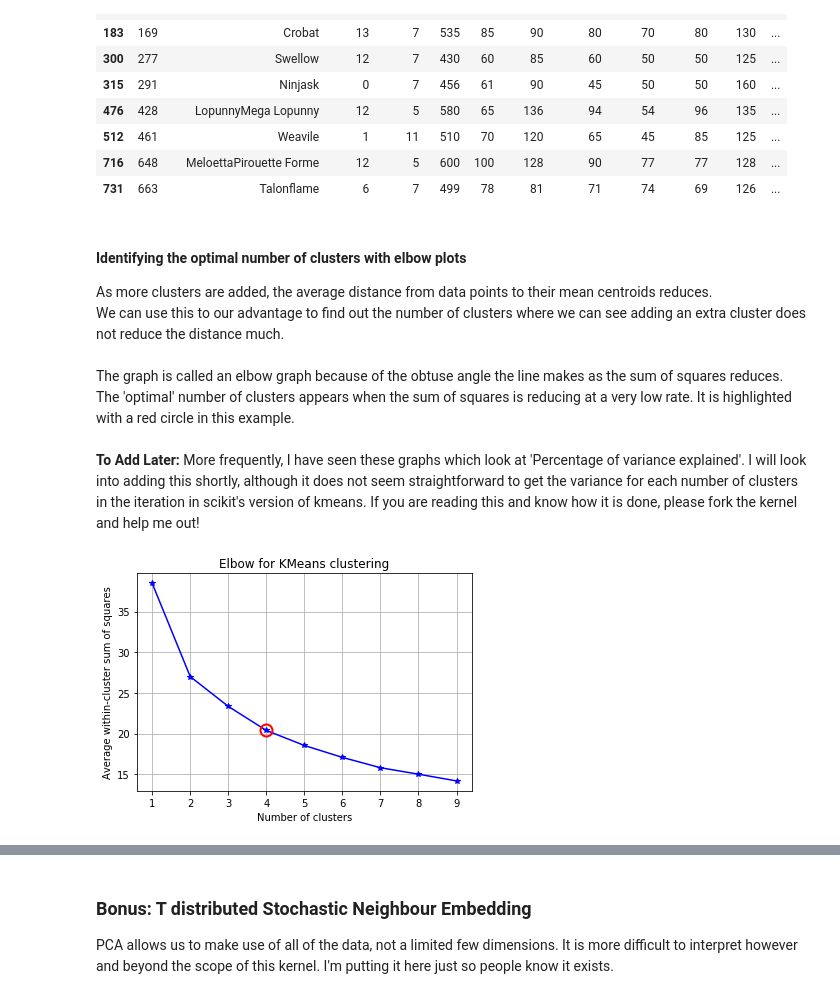
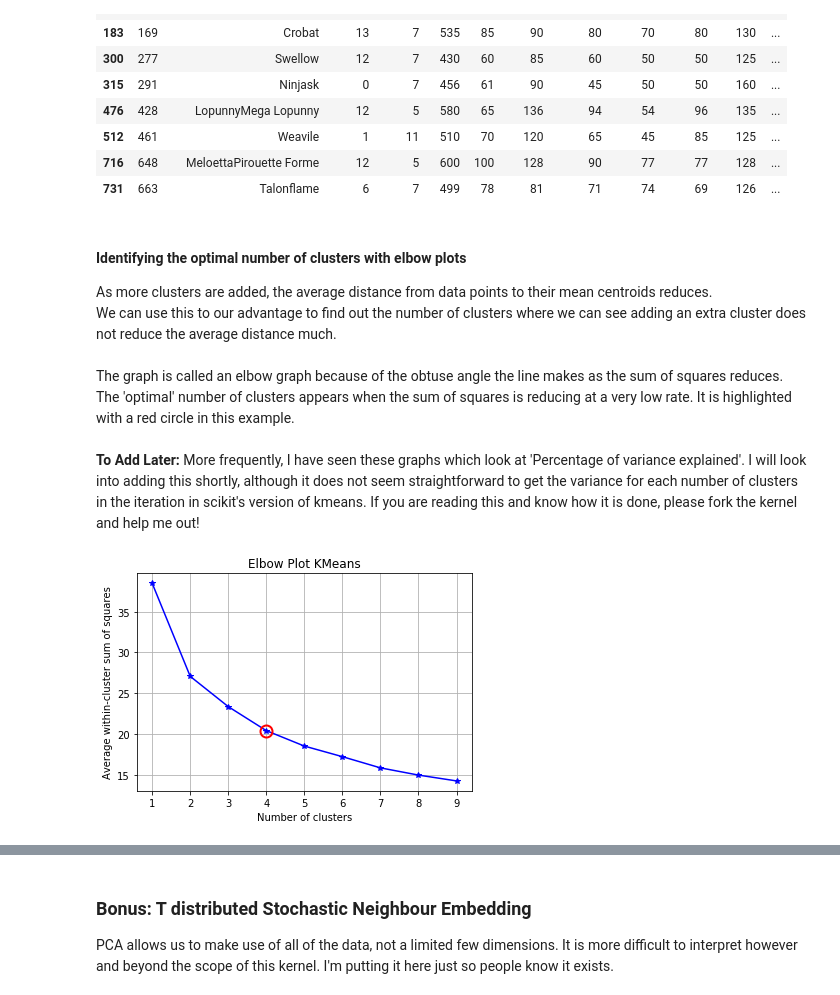
Before and after one commit to foreverloop/azcourseprep, a Jupyter notebook: clustering-examples.ipynb, the cells around one changed output, grey strips where cells are left out. Saved outputs shown, nothing was run; the diff lists cells and outputs as text; code cells hidden in the pictures.

```diff
--- a/clustering-examples.ipynb
+++ b/clustering-examples.ipynb
@@ -129,38 +135,35 @@ df_full[(df_full['Speed'] > 120) & (df_full['Sp. Atk'] < 80)]
 # %% [markdown]
 <h4>Identifying the optimal number of clusters with elbow plots</h4>
 As more clusters are added, the average distance from data points to their mean centroids reduces.<br>
-We can use this to our advantage to find out the number of clusters where we can see adding an extra cluster does not reduce the distance much.<br><br> The graph is called an elbow graph because of the obtuse angle the line makes as the sum of squares reduces. The 'optimal' number of clusters appears when the sum of squares is reducing at a very low rate. It is highlighted with a red circle in this example. <br><br>
+We can use this to our advantage to find out the number of clusters where we can see adding an extra cluster does not reduce the average distance much.<br><br> The graph is called an elbow graph because of the obtuse angle the line makes as the sum of squares reduces. The 'optimal' number of clusters appears when the sum of squares is reducing at a very low rate. It is highlighted with a red circle in this example. <br><br>
 <b>To Add Later: </b>More frequently, I have seen these graphs which look at 'Percentage of variance explained'. I will look into adding this shortly, although it does not seem straightforward to get the variance for each number of clusters in the iteration in scikit's version of kmeans. If you are reading this and know how it is done, please fork the kernel and help me out!
 # %%
 centroid_list = []
+X = df_full[['Sp. Atk','Speed']]
+
 for i in range(1,10):
-    clust_labels, cent = MakeKmeans(df_full[['Sp. Atk','Speed']], i)
-    X = df_full[['Sp. Atk','Speed']]
     model = KMeans(n_clusters=i)
     model.fit(X)
-    clust_labels = model.predict(X)
-    centroids = model.cluster_centers_
-    centroid_list.append(centroids)
+    centroid_list.append(model.cluster_centers_)
 
-D_k = [cdist(df_full[['Sp. Atk','Speed']].values, cent, 'euclidean') for cent in centroid_list]
-cIdx = [np.argmin(D,axis=1) for D in D_k]
-dist = [np.min(D,axis=1) for D in D_k]
-avgWithinSS = [sum(d)/X.shape[0] for d in dist]
+centroid_dists = [cdist(df_full[['Sp. Atk','Speed']].values, cent, 'euclidean') for cent in centroid_list]
+short_dist = [np.min(x,axis=1) for x in centroid_dists]
+avgInSqSum = [sum(x)/X.shape[0] for x in short_dist]
 
 fig = plt.figure()
 ax = fig.add_subplot(111)
-ax.plot(range(1,10), avgWithinSS, 'b*-')
+ax.plot(range(1,10), avgInSqSum, 'b*-')
 
-ax.plot([4], avgWithinSS[3], marker='o',
+ax.plot([4], avgInSqSum[3], marker='o',
         markersize=12, markeredgewidth=2, markeredgecolor='r', markerfacecolor='None')
 
 plt.grid(True)
 plt.xlabel('Number of clusters')
 plt.ylabel('Average within-cluster sum of squares')
-plt.title('Elbow for KMeans clustering')
+plt.title('Elbow Plot KMeans')
 plt.show()
 # %% [output]
-[figure, old version]
+[figure, new version]
 # %%
 #A look at 2 to 5 clusters, which is visually illustrates what the elbow plot was showing
 #(that 5 clusters is probably one too many)
```
Also changed, not shown: parts of 12 cells of this notebook.
